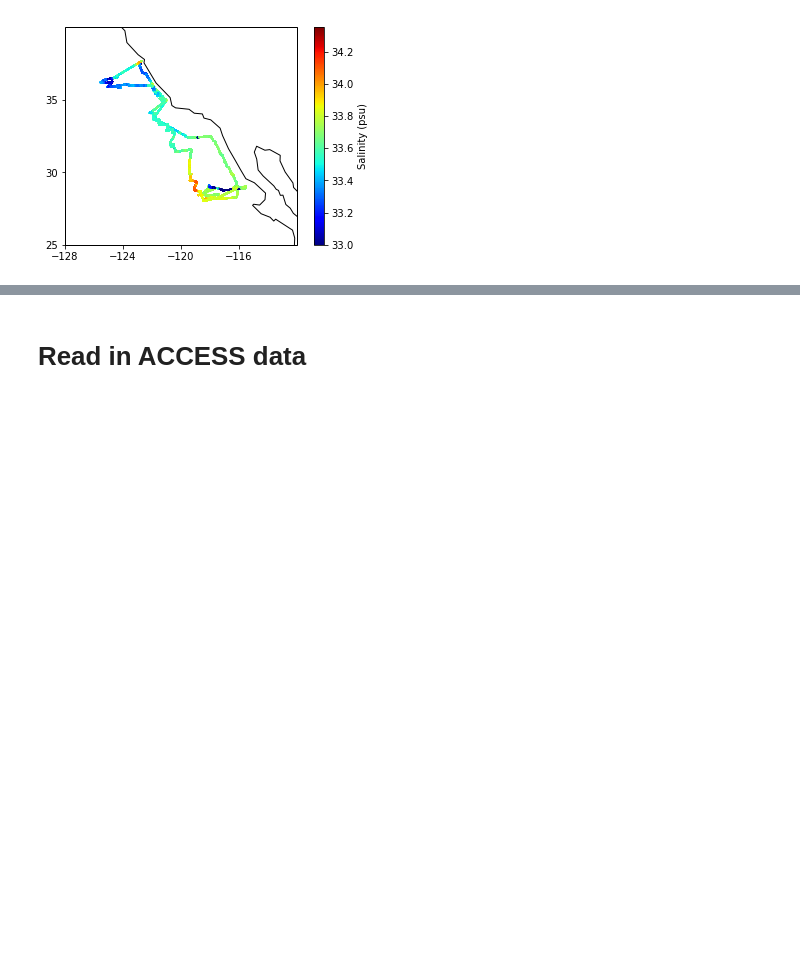
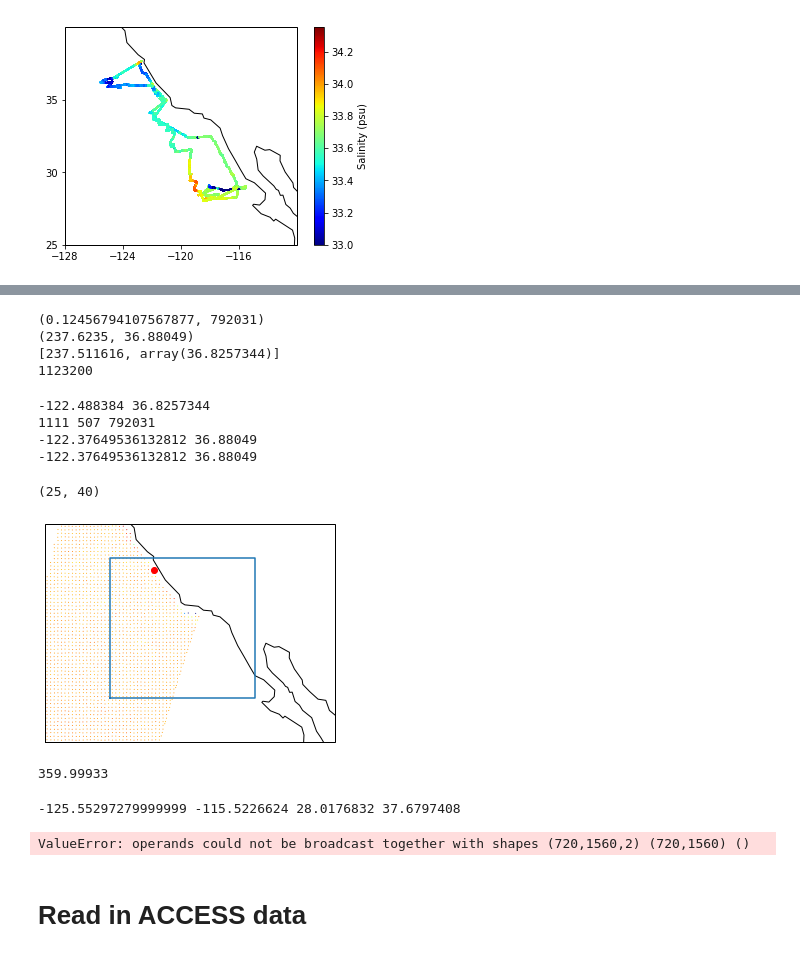
Before and after one commit to cgentemann/salinity, a Jupyter notebook: Collocate_insitu_with_SSS.ipynb, the cells around one changed output, grey strips where cells are left out. Cells and saved outputs as stored; diff of their text form; code cells hidden in the pictures; blank space fills up the shorter version.

Commit message:
kdtree partially implemented

```diff
--- a/Collocate_insitu_with_SSS.ipynb
+++ b/Collocate_insitu_with_SSS.ipynb
@@ -62,0 +145,7 @@ plt.savefig(fig_fname, transparent=False, format='png')
+# %%
+#now read in orbits that have collocated data
+#subset orbit to region USV has data on that day
+#need to fill lat/lon nan with value for tree to build
+#just picked -89 as it is outside usv observation region
+from scipy import spatial
+df = xr.open_dataset('C:/Users/gentemann/Google Drive/f_drive/docs/projects/SSS/rss40km_filesave.nc')
@@ -62,0 +155,15 @@ plt.savefig(fig_fname, transparent=False, format='png')
+# %%
+file = df.filenames[1].data
+file = str(df.filenames[1].data)
+file.replace('\\','/')
+ds = xr.open_dataset(file)
+ds.close()
+lons = ds.cellon[:,:,0].fillna(-89).data #np.append(x,ds.cellon[:,:,0].data)
+lats = ds.cellat[:,:,0].fillna(-89).data #np.append(y,ds.cellat[:,:,0].data)
+inputdata = list(zip(lons.ravel(), lats.ravel()))
+tree = spatial.KDTree(inputdata)
+pts = np.array([ds_usv.lon[1000]+360, ds_usv.lat[1000]])
+tree.query(pts,k=1)
+i=tree.query(pts)[1]
+ii=np.int(np.floor(i/1560))
+jj=np.mod(i,1560)
@@ -63,3 +175,56 @@ plt.savefig(fig_fname, transparent=False, format='png')
+# %%
+print(tree.query(pts))
+print(inputdata[tree.query(pts)[1]])
+print([ds_usv.lon[1000].data+360, ds_usv.lat[1000].data])
+print(len(inputdata))
+# %% [output]
+(0.12456794107567877, 792031)
+(237.6235, 36.88049)
+[237.511616, array(36.8257344)]
+1123200
+# %%
+print(ds_usv.lon[1000].data,ds_usv.lat[1000].data)
+print(jj,ii, ii*1560+jj)
+print(ds.cellon[ii,jj,0].data-360,ds.cellat[ii,jj,0].data)
+print(lons[ii,jj]-360,lats[ii,jj])
+# %% [output]
+-122.488384 36.8257344
+1111 507 792031
+-122.37649536132812 36.88049
+-122.37649536132812 36.88049
+# %%
+ds = xr.open_dataset(file)
+ds.close()
+x = ds.cellon[:,:,0].data
+y = ds.cellat[:,:,0].data
+z = ds.sss_smap[:,:,0].data
+ax = plt.axes(projection=ccrs.PlateCarree())
+cs1 = ax.scatter(x, y, s=1.0, c=z, edgecolor='none', cmap='jet')
+minlon,maxlon,minlat,maxlat = ds_usv.lon.min().data,ds_usv.lon.max().data,ds_usv.lat.min().data,ds_usv.lat.max().data
+ax.plot([minlon,maxlon,maxlon,minlon,minlon],[minlat,minlat,maxlat,maxlat,minlat])
+ax.plot(ds.cellon[jj,ii,0],ds.cellat[jj,ii,0],'b*')
+ax.plot(ds_usv.lon[1000],ds_usv.lat[1000],'ro')
+ax.coastlines()
+ax.set_xlim(-130,-110)
+ax.set_ylim(25,40)
+# %% [output]
+(25, 40)
+[figure, added]
+# %%
+np.nanmax(ds.cellon)
+# %% [output]
+359.99933
+# %%
+minlon,maxlon,minlat,maxlat = ds_usv.lon.min().data,ds_usv.lon.max().data,ds_usv.lat.min().data,ds_usv.lat.max().data
+print(minlon,maxlon,minlat,maxlat)
+#cond = (lons>=minlon) & (lons<=maxlon) & (lats>=minlat) & (lats<=maxlat)
+#meets_condition = (air_day.air > 22) & (air_day.air < 30)
+#subset = ds.where((lons>=minlon) & (lons<=maxlon) & (lats>=minlat) & (lats<=maxlat),drop=True)
+subset = ds.where((lons>=minlon) & (lons<=maxlon) & (lats>=minlat) & (lats<=maxlat))
+print(subset)
+# %% [output]
+-125.55297279999999 -115.5226624 28.0176832 37.6797408
+ValueError: operands could not be broadcast together with shapes (720,1560,2) (720,1560) ()
 # %% [markdown]
 # Read in ACCESS data
 # %%
```
Also changed, not shown: parts of 9 cells of this notebook.
